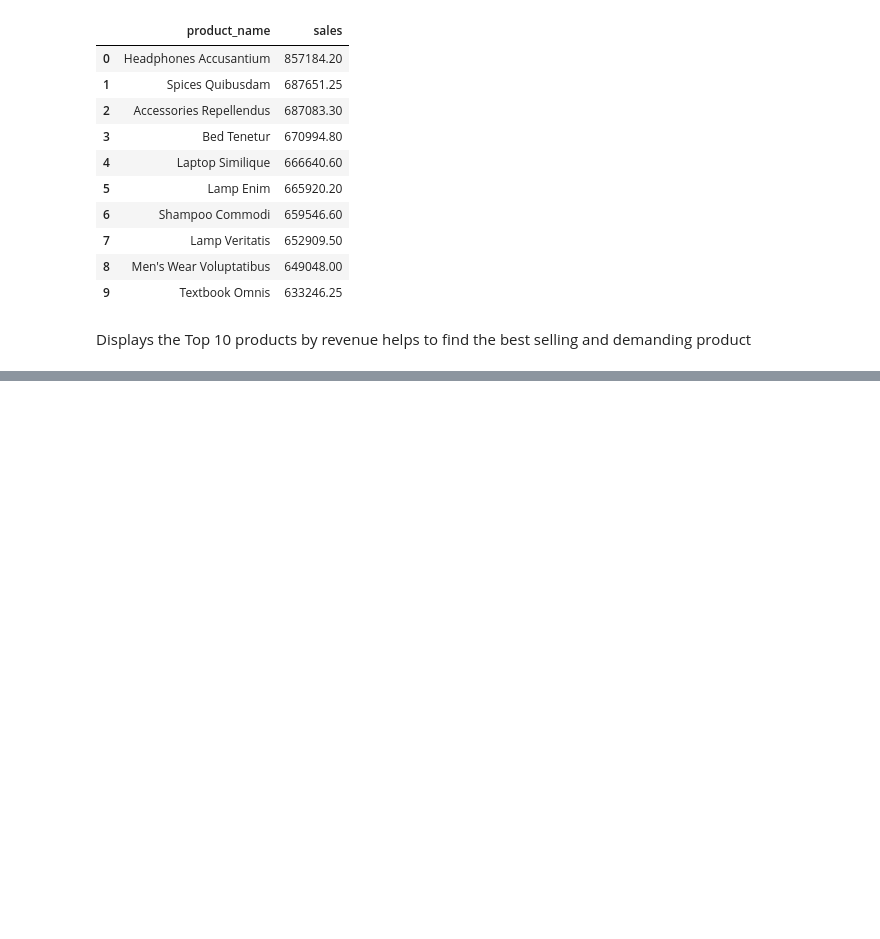
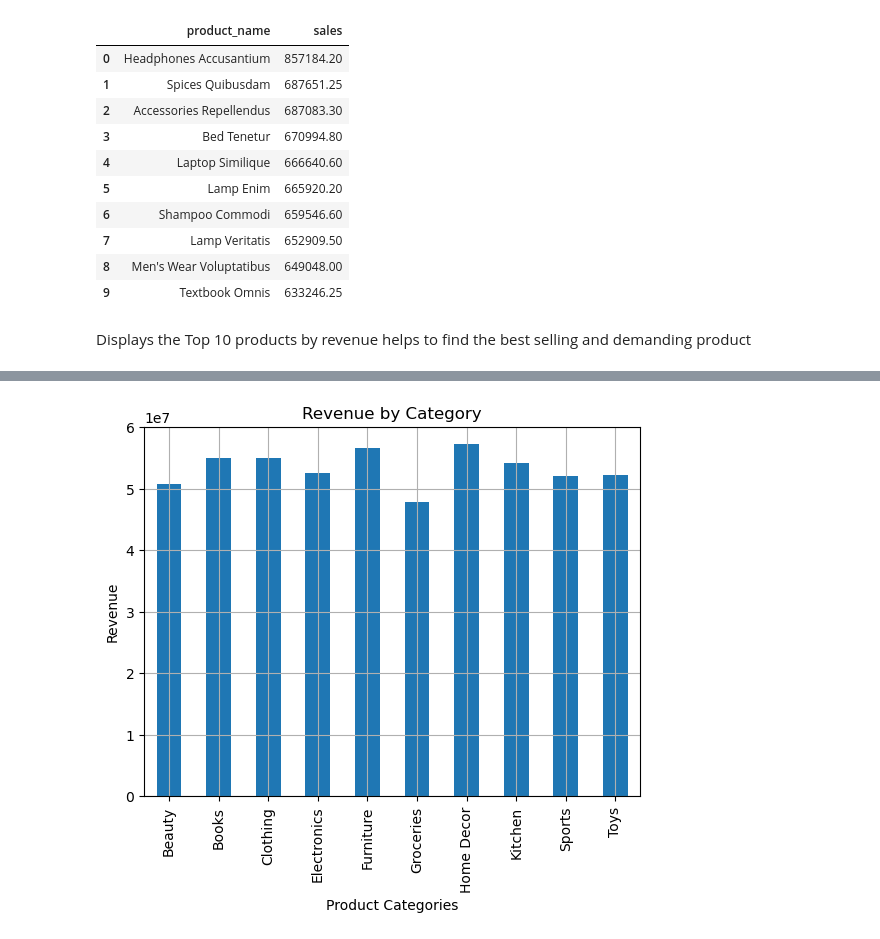
Before and after one commit to premjaiswal0117/ecommerce-data-analytics-ml, a Jupyter notebook: notebooks/eda.ipynb, the cells around one changed output, grey strips where cells are left out. Saved outputs shown, nothing was run; the diff lists cells and outputs as text; code cells hidden in the pictures; blank space fills up the shorter version.

```diff
--- a/notebooks/eda.ipynb
+++ b/notebooks/eda.ipynb
@@ -107,0 +238,9 @@ Displays the Top 10 products by revenue helps to find the best selling and deman
+# %%
+category_revenue = df.groupby('category')['sales'].sum()
+category_revenue.plot(kind='bar')
+plt.title("Revenue by Category")
+plt.xlabel('Product Categories')
+plt.ylabel('Revenue')
+plt.grid(True)
+# %% [output]
+[figure, added]
```
Also changed, not shown: parts of 23 cells of this notebook.
